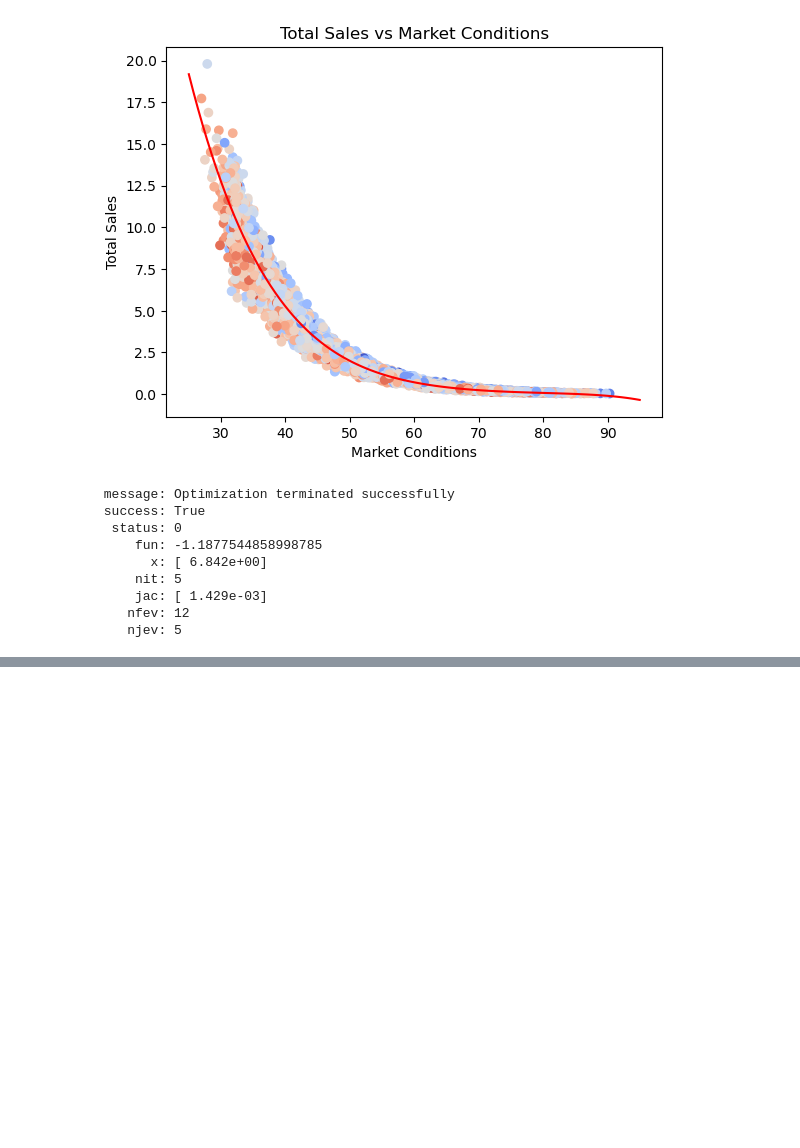
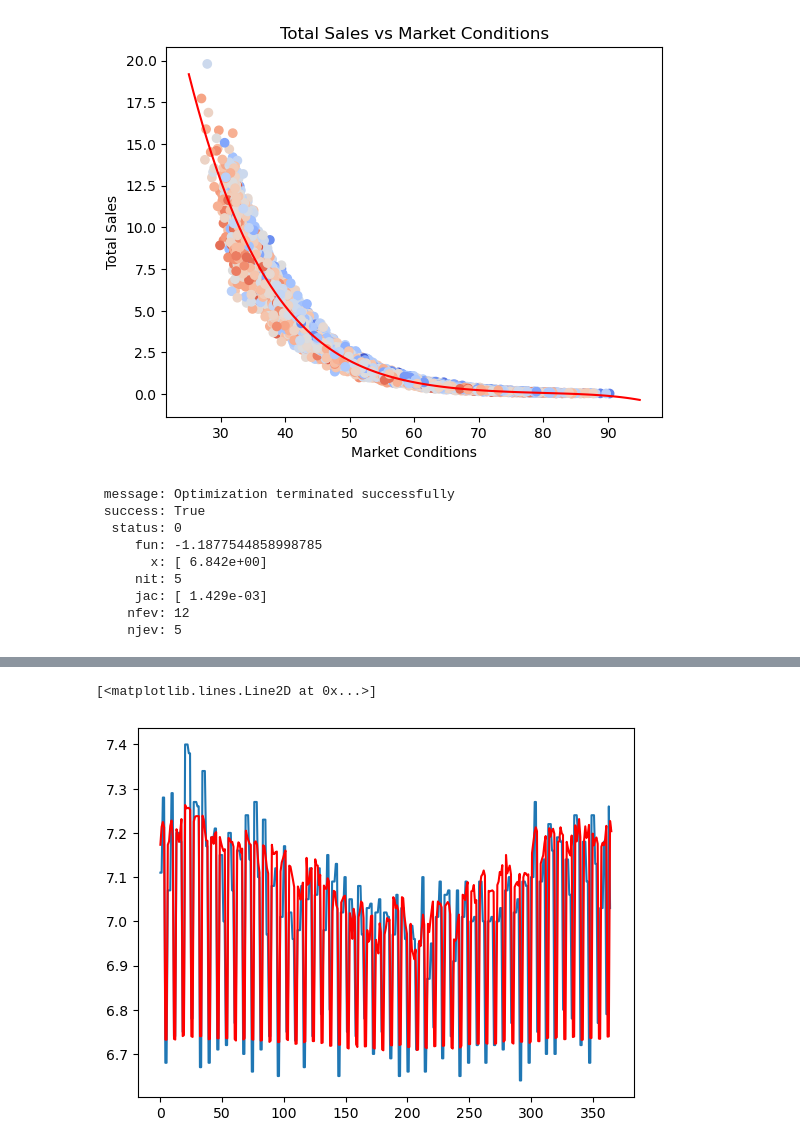
Before and after one commit to Vileh/UCL_Pricing_Algorithm_Research_Study, a Jupyter notebook: eda.ipynb, the cells around one changed output, grey strips where cells are left out. Cells and saved outputs as stored; diff of their text form; code cells hidden in the pictures; blank space fills up the shorter version.

```diff
--- a/eda.ipynb
+++ b/eda.ipynb
@@ -229,0 +306,9 @@ result
+# %%
+data_to_plot = data.loc[(data['bool_week_day'] == 1) & (data['mkt_id'] == 15555)]
+
+
+X = pd.concat((data['bool_week_day'],data['output_X'], data['output_X']*data['bool_week_day']), axis=1)
+y = data['output_comp_price']
+
+X.columns = X.columns.astype(str)
+reg_comp = LinearRegression().fit(X, y)
@@ -229,0 +326,9 @@ result
+# %%
+data_to_plot = data.loc[(data['mkt_id'] == 44)]
+
+line = np.linspace(0, 365, 365)
+plt.plot(data_to_plot['output_comp_price'])
+plt.plot(line, reg_comp.intercept_ + reg_comp.coef_[0]*data_to_plot['bool_week_day'] + reg_comp.coef_[1]*data_to_plot['output_X'] + reg_comp.coef_[2]*data_to_plot['bool_week_day']*data_to_plot['output_X'], 'r')
+# %% [output]
+[<matplotlib.lines.Line2D at 0x...>]
+[figure, added]
```
Also changed, not shown: parts of 25 cells of this notebook, 2 other files.
